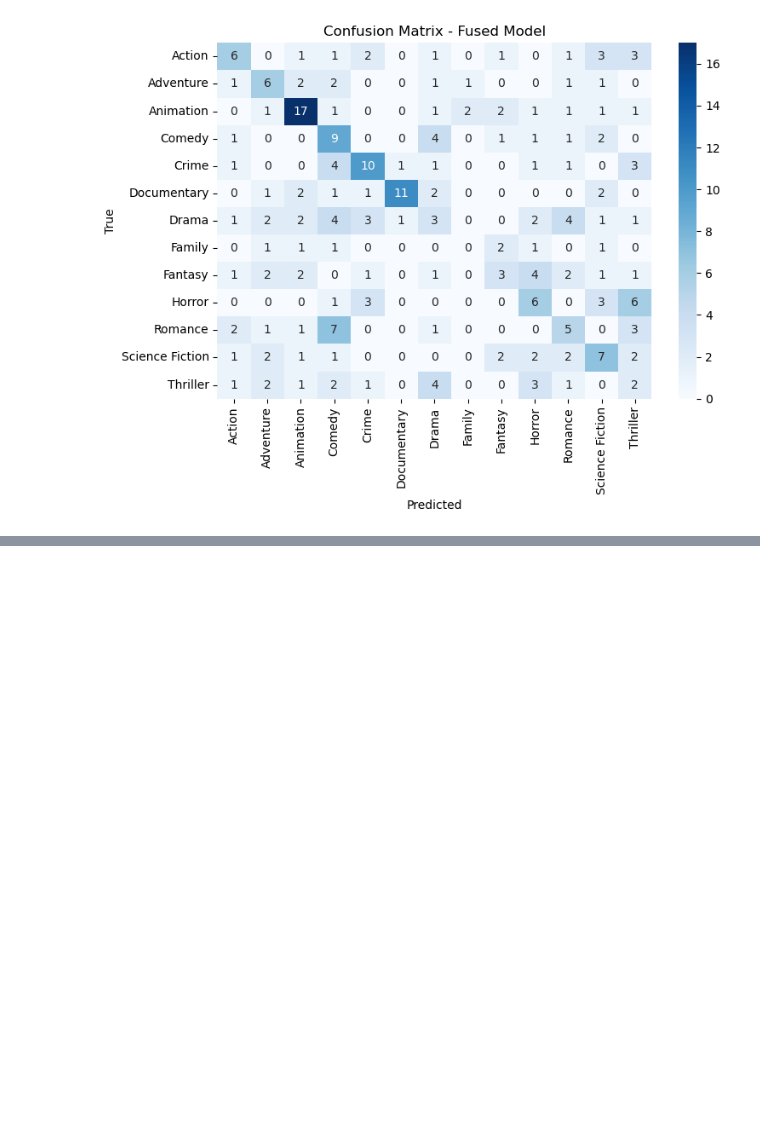
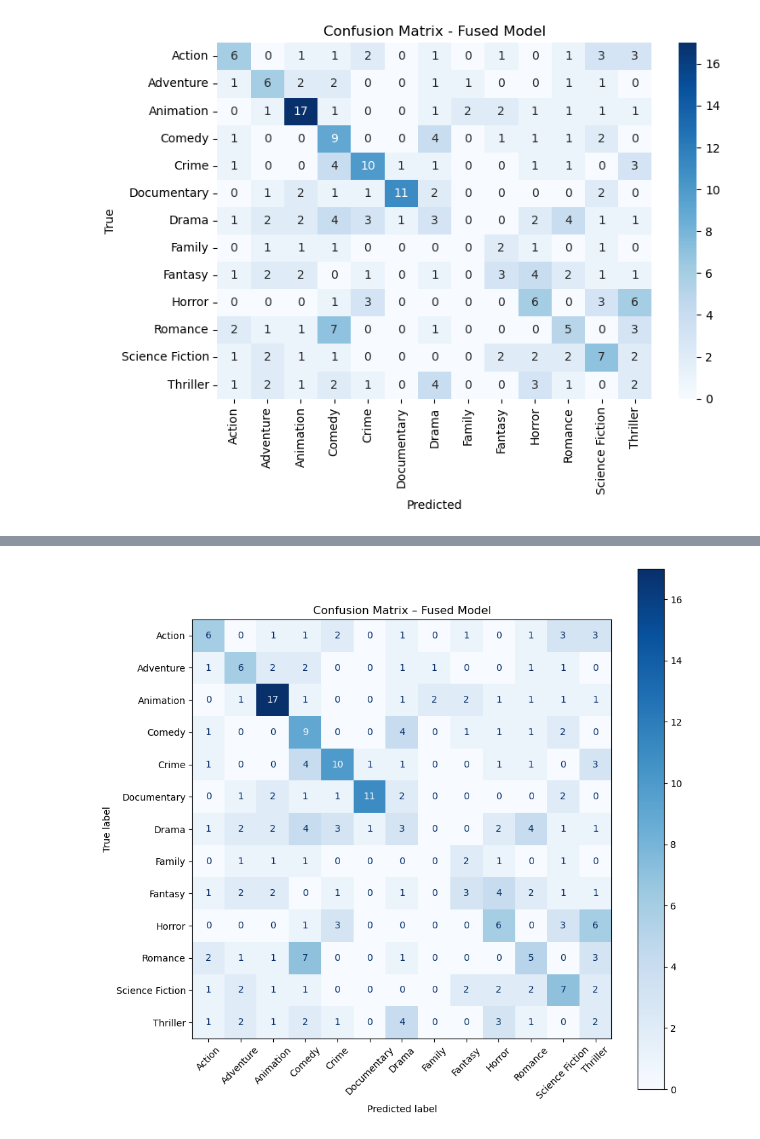
Before and after one commit to mariathurn/Movie-Genre-Project, a Jupyter notebook: GenreClassification.ipynb, the cells around one changed output, grey strips where cells are left out. Cells and saved outputs as stored; diff of their text form; code cells hidden in the pictures; blank space fills up the shorter version.

```diff
--- a/GenreClassification.ipynb
+++ b/GenreClassification.ipynb
@@ -303,6 +303,10 @@ from sklearn.model_selection import train_test_split
 X_train_text, X_test_text, X_train_image, X_test_image, y_train, y_test = train_test_split(
     X_text, X_image, y, test_size=0.2, random_state=42
 )
+# %%
+X_train_text, X_test_text, X_train_image, X_test_image, y_train, y_test, data_train, data_test = train_test_split(
+    X_text, X_image, y, data, test_size=0.2, random_state=42
+)
 # %% [markdown]
 ## Train Models
 # %%
@@ -440,0 +555,16 @@ plot_conf_matrix(conf_matrix_fused, labels, "Confusion Matrix - Fused Model")
+# %%
+from sklearn.metrics import confusion_matrix, ConfusionMatrixDisplay
+
+# Assuming y_test and fused_preds contain integer-encoded genre labels
+cm = confusion_matrix(y_test, fused_preds)
+# %%
+import matplotlib.pyplot as plt
+
+genre_names = label_encoder.inverse_transform(sorted(set(y_test)))  # Get genre names
+disp = ConfusionMatrixDisplay(confusion_matrix=cm, display_labels=genre_names)
+fig, ax = plt.subplots(figsize=(10, 10))
+disp.plot(ax=ax, xticks_rotation=45, cmap='Blues')
+plt.title("Confusion Matrix – Fused Model")
+plt.show()
+# %% [output]
+[figure, added]
```
Also changed, not shown: parts of 7 cells of this notebook, 2 other files.
